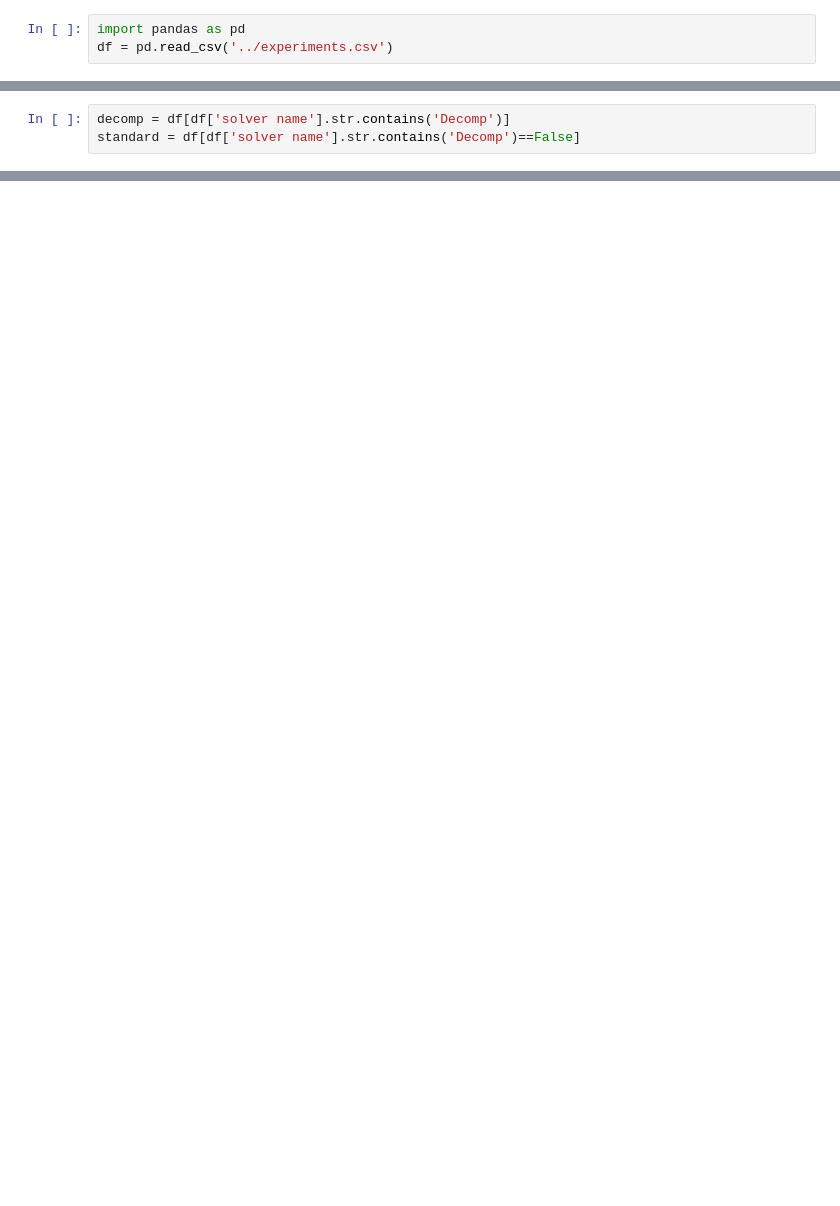
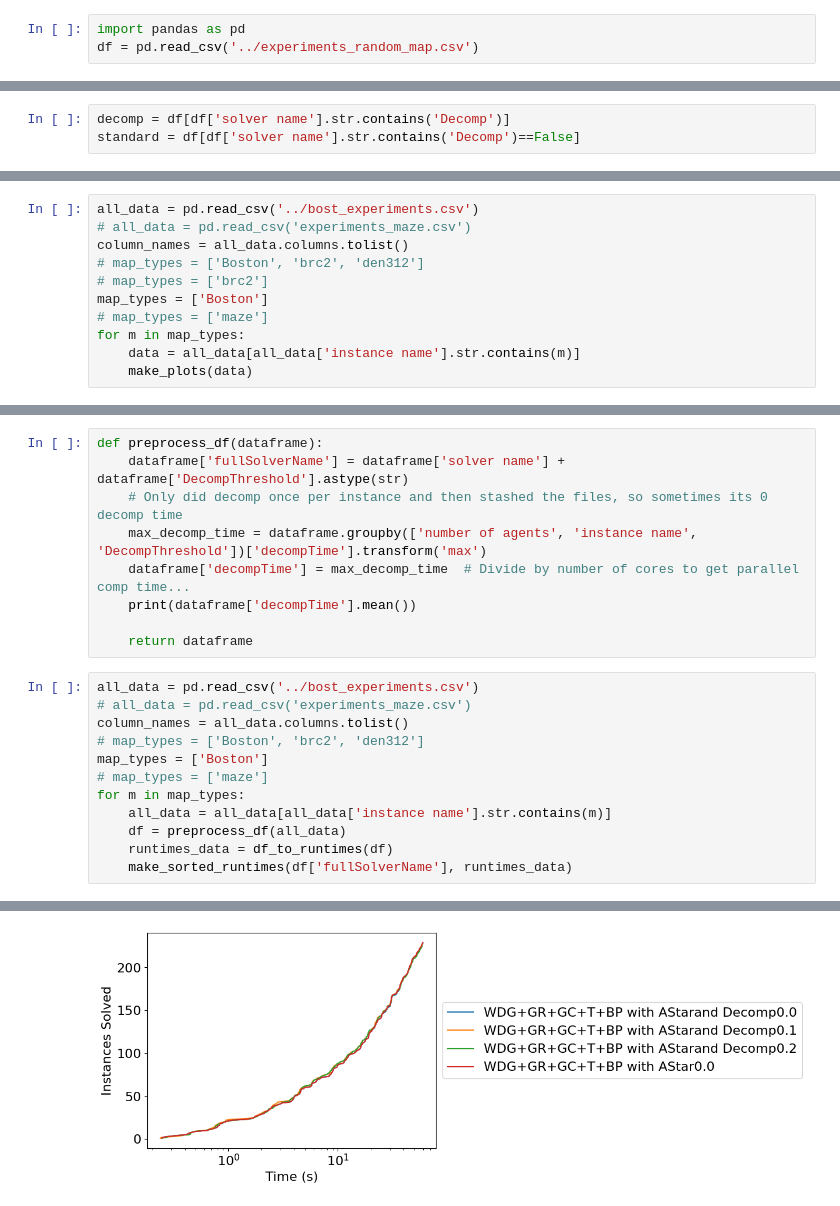
Before and after one commit to Eric-Ewing/CBSH2-RTC, a Jupyter notebook: python/analysis.ipynb, the cells around one changed output, grey strips where cells are left out. Saved outputs shown, nothing was run; the diff lists cells and outputs as text; blank space fills up the shorter version.

```diff
--- a/python/analysis.ipynb
+++ b/python/analysis.ipynb
@@ -69,6 +55,6 @@ for i in np.arange(0, 0.6, 0.1):
 # %%
 import pandas as pd
-df = pd.read_csv('../experiments.csv')
+df = pd.read_csv('../experiments_random_map.csv')
 # %%
 df['runtime']
 df['solver name']
@@ -138,0 +208,11 @@ set(df['instance name'].str + df['k'])
+# %%
+all_data = pd.read_csv('../bost_experiments.csv')
+# all_data = pd.read_csv('experiments_maze.csv')
+column_names = all_data.columns.tolist()
+# map_types = ['Boston', 'brc2', 'den312']
+# map_types = ['brc2']
+map_types = ['Boston']
+# map_types = ['maze']
+for m in map_types:
+    data = all_data[all_data['instance name'].str.contains(m)]
+    make_plots(data)
@@ -138,0 +256,22 @@ set(df['instance name'].str + df['k'])
+# %%
+def preprocess_df(dataframe):
+    dataframe['fullSolverName'] = dataframe['solver name'] + dataframe['DecompThreshold'].astype(str)
+    # Only did decomp once per instance and then stashed the files, so sometimes its 0 decomp time
+    max_decomp_time = dataframe.groupby(['number of agents', 'instance name', 'DecompThreshold'])['decompTime'].transform('max')
+    dataframe['decompTime'] = max_decomp_time  # Divide by number of cores to get parallel comp time...
+    print(dataframe['decompTime'].mean())
+
+    return dataframe
+# %%
+all_data = pd.read_csv('../bost_experiments.csv')
+# all_data = pd.read_csv('experiments_maze.csv')
+column_names = all_data.columns.tolist()
+# map_types = ['Boston', 'brc2', 'den312']
+map_types = ['Boston']
+# map_types = ['maze']
+for m in map_types:
+    all_data = all_data[all_data['instance name'].str.contains(m)]
+    df = preprocess_df(all_data)
+    runtimes_data = df_to_runtimes(df)
+    make_sorted_runtimes(df['fullSolverName'], runtimes_data)
+# %% [output]
@@ -138,0 +295 @@ set(df['instance name'].str + df['k'])
+[figure, added]
```
Also changed, not shown: parts of 14 cells of this notebook, 13 other files.
